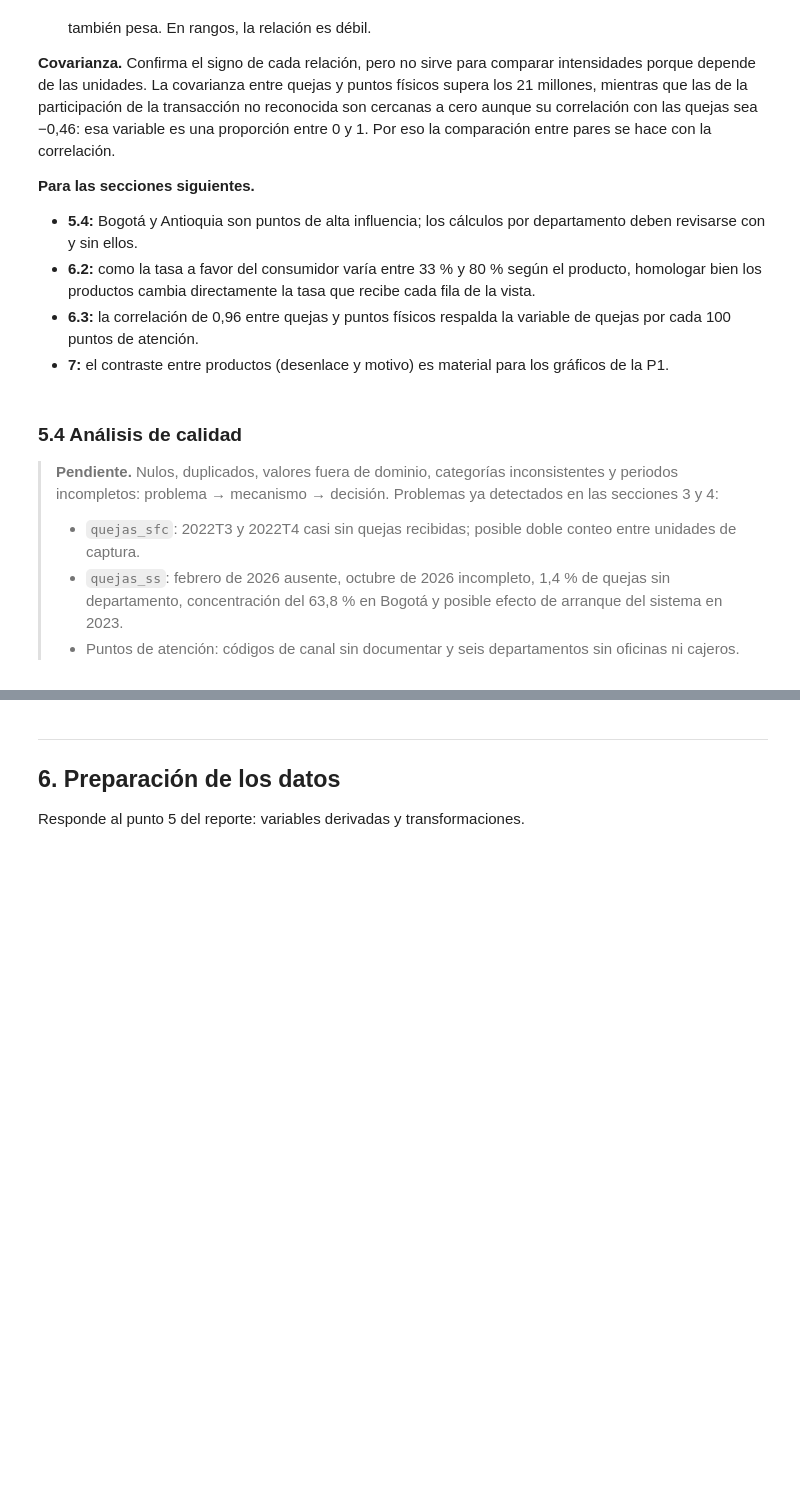
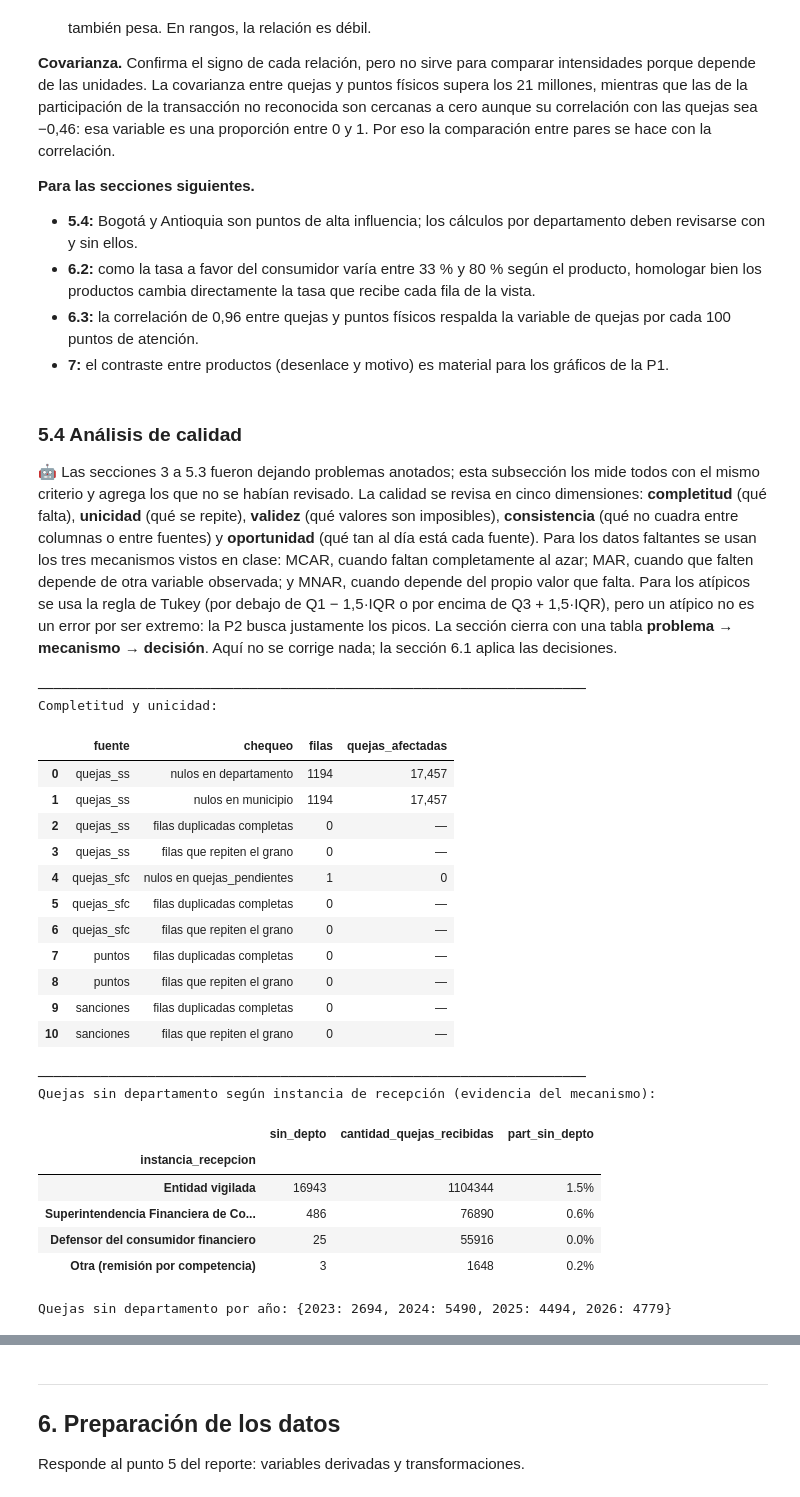
Before and after one commit to BautistaDavid/proyecto-final-gestion-datos, a Jupyter notebook: ProyectoFinal_DavidBautista_BelkyMayorga_FabianBecerra.ipynb, the cells around one changed output, grey strips where cells are left out. Drawn from its saved outputs; the diff is of its cells as text; code cells hidden in the pictures; blank space fills up the shorter version.

```diff
--- a/ProyectoFinal_DavidBautista_BelkyMayorga_FabianBecerra.ipynb
+++ b/ProyectoFinal_DavidBautista_BelkyMayorga_FabianBecerra.ipynb
@@ -1438,7 +1438,54 @@ plt.show()
 # %% [markdown]
 ### **5.4 Análisis de calidad**
 
-> **Pendiente.** Nulos, duplicados, valores fuera de dominio, categorías inconsistentes y periodos incompletos: problema → mecanismo → decisión. Problemas ya detectados en las secciones 3 y 4:
-> - `quejas_sfc`: 2022T3 y 2022T4 casi sin quejas recibidas; posible doble conteo entre unidades de captura.
-> - `quejas_ss`: febrero de 2026 ausente, octubre de 2026 incompleto, 1,4 % de quejas sin departamento, concentración del 63,8 % en Bogotá y posible efecto de arranque del sistema en 2023.
-> - Puntos de atención: códigos de canal sin documentar y seis departamentos sin oficinas ni cajeros.
+🤖 Las secciones 3 a 5.3 fueron dejando problemas anotados; esta subsección los mide todos con el mismo criterio y agrega los que no se habían revisado. La calidad se revisa en cinco dimensiones: **completitud** (qué falta), **unicidad** (qué se repite), **validez** (qué valores son imposibles), **consistencia** (qué no cuadra entre columnas o entre fuentes) y **oportunidad** (qué tan al día está cada fuente). Para los datos faltantes se usan los tres mecanismos vistos en clase: MCAR, cuando faltan completamente al azar; MAR, cuando que falten depende de otra variable observada; y MNAR, cuando depende del propio valor que falta. Para los atípicos se usa la regla de Tukey (por debajo de Q1 − 1,5·IQR o por encima de Q3 + 1,5·IQR), pero un atípico no es un error por ser extremo: la P2 busca justamente los picos. La sección cierra con una tabla **problema → mecanismo → decisión**. Aquí no se corrige nada; la sección 6.1 aplica las decisiones.
+# %%
+GRANOS = {"quejas_ss": (quejas_ss, ["fecha", "tipo_entidad", "codigo_entidad", "instancia_recepcion", "producto",
+                                    "motivo", "departamento", "municipio"], "cantidad_quejas_recibidas"),
+          "quejas_sfc": (quejas_sfc, ["codigo_entidad", "fecha_corte", "nombre_unidad_captura", "codigo_producto",
+                                      "codigo_motivo"], "quejas_recibidas"),
+          "puntos": (puntos, ["fecha_corte", "codigo_canal", "codigo_municipio"], None),
+          "sanciones": (sanciones, ["res_sancion", "multado"], None)}
+chequeos = []
+for fuente, (df, grano, peso) in GRANOS.items():
+    for col in df.columns[df.isna().any()]:
+        nulos = df[col].isna()
+        chequeos.append({"fuente": fuente, "chequeo": f"nulos en {col}", "filas": nulos.sum(),
+                         "quejas_afectadas": df.loc[nulos, peso].sum() if peso else None})
+    chequeos.append({"fuente": fuente, "chequeo": "filas duplicadas completas", "filas": df.duplicated().sum()})
+    chequeos.append({"fuente": fuente, "chequeo": "filas que repiten el grano", "filas": df.duplicated(grano).sum()})
+print(f"{'─'*70}\nCompletitud y unicidad:")
+tabla_chequeos = pd.DataFrame(chequeos)
+display(tabla_chequeos.assign(quejas_afectadas=tabla_chequeos["quejas_afectadas"].map(lambda v: "—" if pd.isna(v) else f"{v:,.0f}")))
+
+sin_depto = quejas_ss["departamento"].isna()
+evidencia = (quejas_ss.assign(sin_depto=quejas_ss["cantidad_quejas_recibidas"].where(sin_depto, 0))
+             .groupby("instancia_recepcion")[["sin_depto", "cantidad_quejas_recibidas"]].sum())
+evidencia["part_sin_depto"] = (evidencia["sin_depto"] / evidencia["cantidad_quejas_recibidas"]).map("{:.1%}".format)
+print(f"\n{'─'*70}\nQuejas sin departamento según instancia de recepción (evidencia del mecanismo):")
+display(evidencia.sort_values("sin_depto", ascending=False))
+print("Quejas sin departamento por año:", quejas_ss.loc[sin_depto].groupby(quejas_ss["fecha"].dt.year)["cantidad_quejas_recibidas"].sum().to_dict())
+# %% [output]
+──────────────────────────────────────────────────────────────────────
+Completitud y unicidad:
+|  | fuente | chequeo | filas | quejas_afectadas |
+| 0 | quejas_ss | nulos en departamento | 1194 | 17,457 |
+| 1 | quejas_ss | nulos en municipio | 1194 | 17,457 |
+| 2 | quejas_ss | filas duplicadas completas | 0 | — |
+| 3 | quejas_ss | filas que repiten el grano | 0 | — |
+| 4 | quejas_sfc | nulos en quejas_pendientes | 1 | 0 |
+| 5 | quejas_sfc | filas duplicadas completas | 0 | — |
+| 6 | quejas_sfc | filas que repiten el grano | 0 | — |
+| 7 | puntos | filas duplicadas completas | 0 | — |
+| 8 | puntos | filas que repiten el grano | 0 | — |
+| 9 | sanciones | filas duplicadas completas | 0 | — |
+| 10 | sanciones | filas que repiten el grano | 0 | — |
+──────────────────────────────────────────────────────────────────────
+Quejas sin departamento según instancia de recepción (evidencia del mecanismo):
+|  | sin_depto | cantidad_quejas_recibidas | part_sin_depto |
+| instancia_recepcion |  |  |  |
+| Entidad vigilada | 16943 | 1104344 | 1.5% |
+| Superintendencia Financiera de Co... | 486 | 76890 | 0.6% |
+| Defensor del consumidor financiero | 25 | 55916 | 0.0% |
+| Otra (remisión por competencia) | 3 | 1648 | 0.2% |
+Quejas sin departamento por año: {2023: 2694, 2024: 5490, 2025: 4494, 2026: 4779}
```
Also changed, not shown: parts of 5 cells of this notebook.
